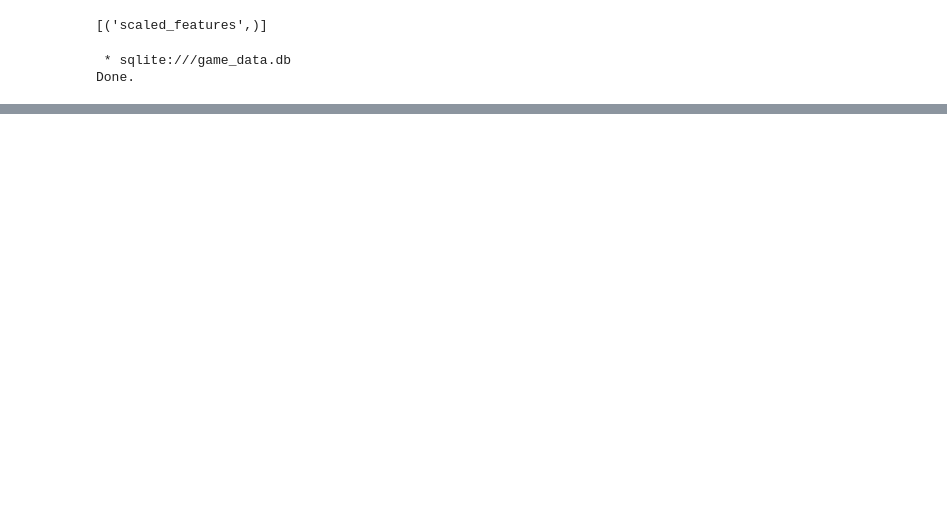
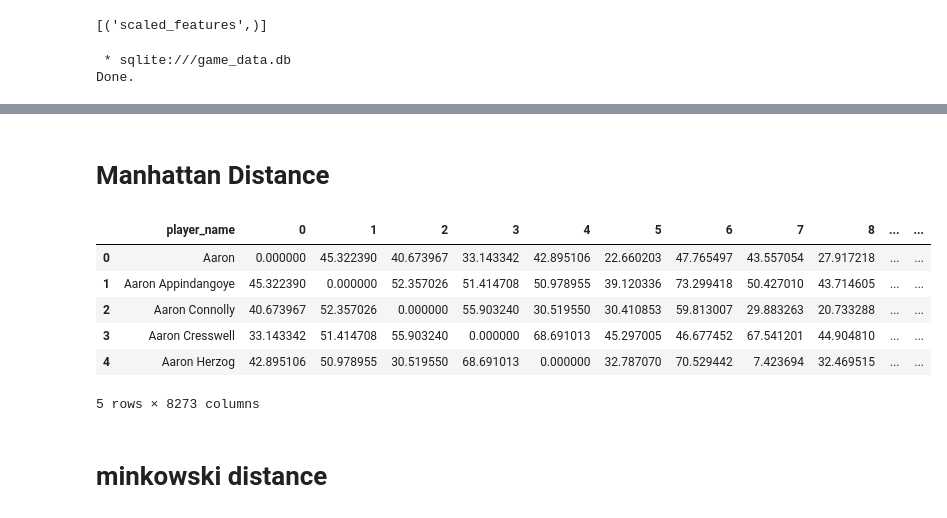
Before and after one commit to sujay1990/ml-ops, a Jupyter notebook: web_scraping/Baseline_model.ipynb, the cells around one changed output, grey strips where cells are left out. Drawn from its saved outputs; the diff is of its cells as text; code cells hidden in the pictures; blank space fills up the shorter version.

```diff
--- a/web_scraping/Baseline_model.ipynb
+++ b/web_scraping/Baseline_model.ipynb
@@ -289,0 +392,17 @@ similar_df.sort_values(by = similar_player, axis=1, ascending=True).iloc[:,11:20
+# %% [markdown]
+# Manhattan Distance
+# %%
+from scipy.spatial.distance import cdist
+manhattan = cdist(mean_stats.iloc[:,1:], mean_stats.iloc[:,1:], 'cityblock')
+# %%
+manhattan_df = pd.DataFrame(manhattan, index=mean_stats.iloc[:,1:].index)
+manhattan_df = pd.concat([mean_stats.player_name,manhattan_df],axis=1)
+manhattan_df.head(5)
+# %% [output]
+|  | player_name | 0 | 1 | 2 | 3 | 4 | 5 | 6 | 7 | 8 | ... | ... |
+| 0 | Aaron | 0.000000 | 45.322390 | 40.673967 | 33.143342 | 42.895106 | 22.660203 | 47.765497 | 43.557054 | 27.917218 | ... | ... |
+| 1 | Aaron Appindangoye | 45.322390 | 0.000000 | 52.357026 | 51.414708 | 50.978955 | 39.120336 | 73.299418 | 50.427010 | 43.714605 | ... | ... |
+| 2 | Aaron Connolly | 40.673967 | 52.357026 | 0.000000 | 55.903240 | 30.519550 | 30.410853 | 59.813007 | 29.883263 | 20.733288 | ... | ... |
+| 3 | Aaron Cresswell | 33.143342 | 51.414708 | 55.903240 | 0.000000 | 68.691013 | 45.297005 | 46.677452 | 67.541201 | 44.904810 | ... | ... |
+| 4 | Aaron Herzog | 42.895106 | 50.978955 | 30.519550 | 68.691013 | 0.000000 | 32.787070 | 70.529442 | 7.423694 | 32.469515 | ... | ... |
+5 rows × 8273 columns
@@ -289,0 +420,2 @@ similar_df.sort_values(by = similar_player, axis=1, ascending=True).iloc[:,11:20
+# %% [markdown]
+# minkowski distance
```
Also changed, not shown: parts of 57 cells of this notebook.
